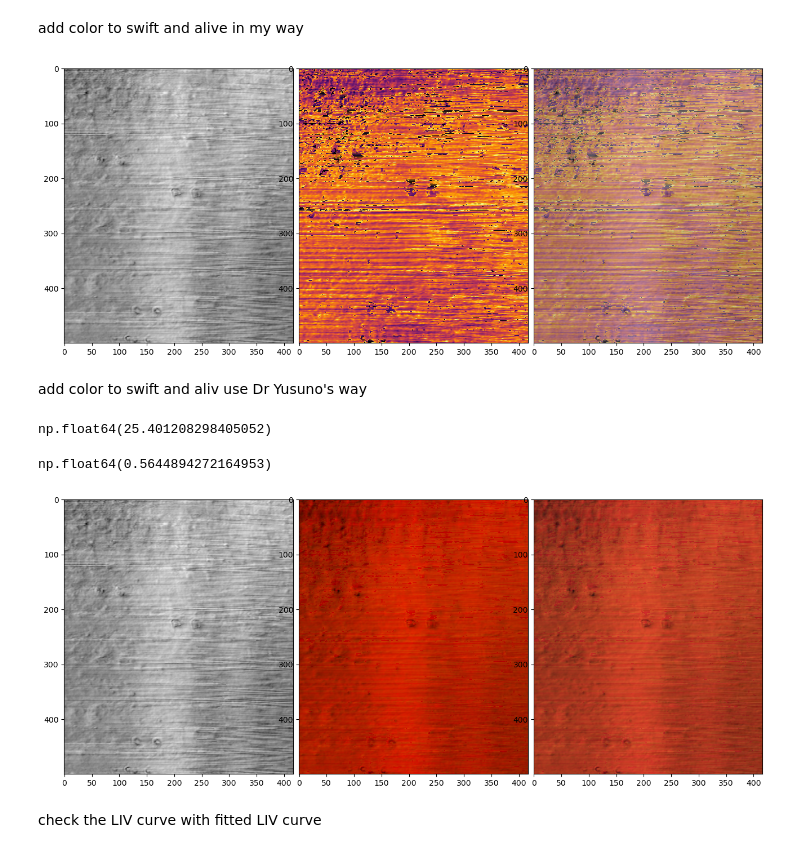
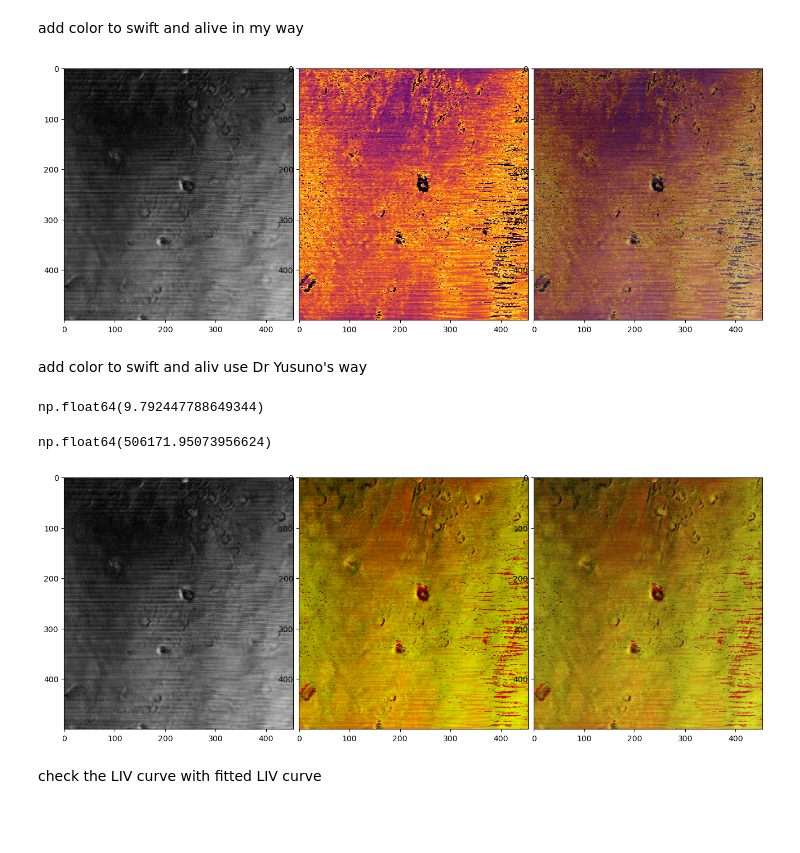
Before and after one commit to unrealxiao/dynamicOCT, a Jupyter notebook: YusunoDOCT.ipynb, the cells around one changed output. Saved outputs shown, nothing was run; the diff lists cells and outputs as text; code cells hidden in the pictures; blank space fills up the shorter version.

```diff
--- a/YusunoDOCT.ipynb
+++ b/YusunoDOCT.ipynb
@@ -9,9 +9,9 @@ from tqdm import tqdm
 import cv2
 from natsort import natsorted
 from pydicom import dcmread
-import pickle
 import matplotlib.gridspec as gridspec
-data_path = "D:/globus slate shared data Tankam Lab/cellswith 20nacl"
+import h5py
+data_path = "D:/globus slate shared data Tankam Lab/cells with H2O2 after 3hours of application"
 average_LivCurve = True
 fitting_method = "CPU"
 frameSeparationTime = 0.001 #1ms frame to frame time interval
@@ -56,8 +56,8 @@ plt.yticks(np.arange(0, 1000, 50))#
 # %%
 image_list = os.listdir(data_path)#list all images address in data_path
-fourD_image_volume_complete = utils.load_nested_data_pickle(data_path, 30, 450, 500)#load all image volume and combine them in one 4D np array
+fourD_image_volume_complete = utils.load_nested_data_h5(data_path, 30, 230, 250)#load all image volume and combine them in one 4D np array
 # %%
-fourD_image = fourD_image_volume_complete[:, :, 8:10, :]
+fourD_image = fourD_image_volume_complete[:, :, 13:15, :]
 plt.imshow(fourD_image[4, :, 1, :], cmap="gray")
 # %% [output]
 <matplotlib.image.AxesImage at 0x...>
@@ -238,37 +237,37 @@ np.float64(1.5587013863314556)
 # %% [markdown]
 add color to swift and alive in my way
 # %%
-slice_index = 1
-swift_slice = swift[:, slice_index, :]
+slice_index = 0
+swift_slice = aliv[:, slice_index, :]
 swift_slice[swift_slice > np.percentile(swift_slice, 95)] = 0
 swift_normalized = cv2.normalize(swift_slice, None, 0, 255, cv2.NORM_MINMAX).astype(np.float64)
 fourD_normalized = cv2.normalize(fourD_image[10, :, slice_index, :], None, 0, 255, cv2.NORM_MINMAX).astype(np.float64)
 
 plt.figure(figsize=(16, 8))
 gs1 = gridspec.GridSpec(1, 3)
 gs1.update(wspace = 0.025, hspace = 0.05)
 
 ax1 = plt.subplot(gs1[0])
 plt.axis('on')
 ax1.imshow(fourD_normalized, cmap="gray")
 ax1.set_aspect('equal')
 ax2 = plt.subplot(gs1[1])
 plt.axis('on')
 ax2.imshow(swift_normalized, cmap="inferno")
 ax2.set_aspect('equal')
 ax3 = plt.subplot(gs1[2])
 plt.axis('on')
 ax3.imshow(fourD_normalized, cmap="gray")
 ax3.imshow(swift_normalized, cmap="inferno", alpha=0.5)
 ax1.set_aspect('equal')
 plt.show()
 # %% [output]
-[figure, old version]
+[figure, new version]
 # %% [markdown]
 add color to swift and aliv use Dr Yusuno's way
 # %%
-np.max(oct_db)
+np.min(oct_db)
 # %% [output]
-np.float64(25.401208298405052)
+np.float64(9.792447788649344)
 # %%
 octRange = (np.min(oct_db), np.max(oct_db))
@@ -281,9 +281,9 @@ swift_rgb = utils.generate_RgbImage(doct = mod_swift, dbInt = oct_db, doctRange
 # %%
-np.max(mod_swift)
+np.max(aliv)
 # %% [output]
-np.float64(0.5644894272164953)
+np.float64(506171.95073956624)
 # %%
-swift_rgb_slice = swift_rgb[:, slice_index, :]
+swift_rgb_slice = aliv_rgb[:, slice_index, :]
 plt.figure(figsize=(16, 8))
 gs1 = gridspec.GridSpec(1, 3)
 gs1.update(wspace = 0.025, hspace = 0.05)
@@ -303,7 +303,7 @@ ax3.imshow(swift_rgb_slice, alpha=0.8)
 ax1.set_aspect('equal')
 plt.show()
 # %% [output]
-[figure, old version]
+[figure, new version]
 # %% [markdown]
 check the LIV curve with fitted LIV curve
 # %%
```
Also changed, not shown: parts of 7 cells of this notebook, 2 other files.
